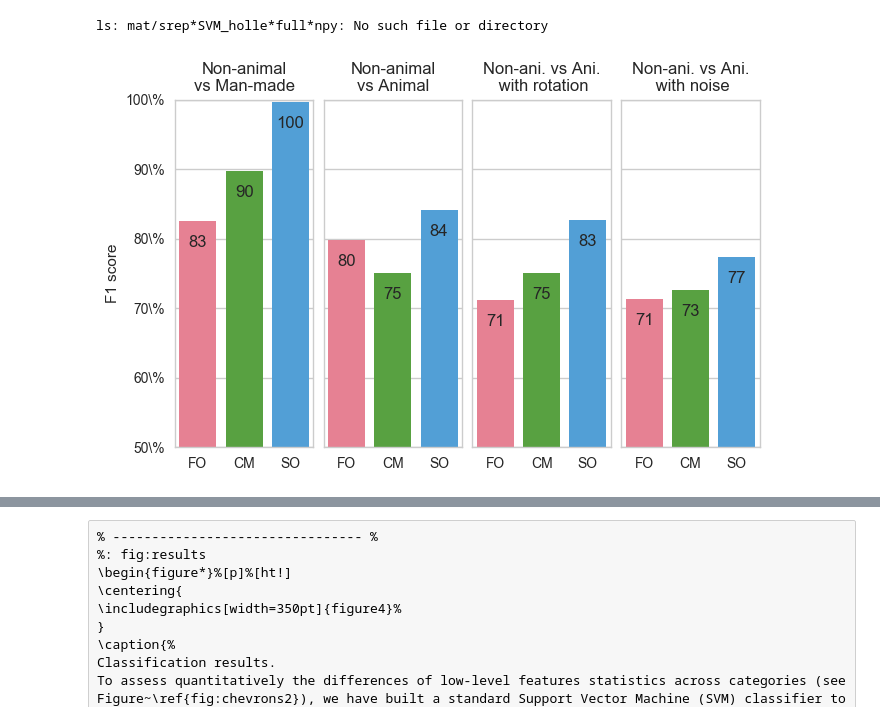
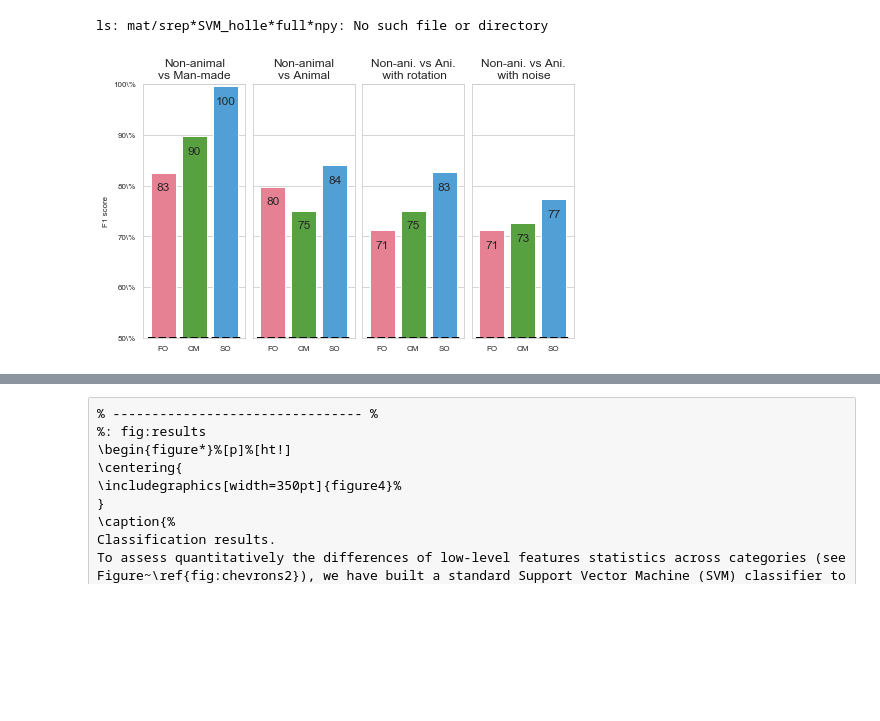
Before and after one commit to laurentperrinet/PerrinetBednar15, a Jupyter notebook: notebooks/4 notebook_figure_results.ipynb, the cells around one changed output, grey strips where cells are left out. Saved outputs shown, nothing was run; the diff lists cells and outputs as text; code cells hidden in the pictures; blank space fills up the shorter version.

```diff
--- a/notebooks/4 notebook_figure_results.ipynb
+++ b/notebooks/4 notebook_figure_results.ipynb
@@ -65,8 +65,9 @@ ind = np.arange(len(Methods))                # the x locations for the groups
 ind_order = ind #[0, 2, 1]
 for i_dataset, dataset in enumerate(results):
     axs[i_dataset] = sns.barplot(np.array(Methods), np.array(dataset['mean']), #dataset['data'], #
-                palette=sns.color_palette("husl", 3), hline=50,
-                ax=axs[i_dataset], x_order=('FO', 'CM', 'SO'))
+                palette=sns.color_palette("husl", 3), #hline=50,
+                ax=axs[i_dataset], order=('FO', 'CM', 'SO'))
+    axs[i_dataset].plot([-.5, len(Methods)-.5], [50, 50], 'k--', linewidth=2)
     for pos, value in zip(ind_order, dataset['mean']):
         axs[i_dataset].annotate('%0.0f' % value, xy=(pos, value-2),  #xycoords='axes fraction',
                 horizontalalignment='center', verticalalignment='top', fontsize=12)
@@ -124,8 +125,10 @@ ind = np.arange(len(Methods))                # the x locations for the groups
 ind_order = [0, 4, 1, 2, 3] #[2, 3, 4, 0, 1]
 for i_dataset, dataset in enumerate(results):
     axs[i_dataset] = sns.barplot(np.array(Methods), np.array(dataset['mean']), #dataset['data'], #
-                palette=palette, hline=50,
-                ax=axs[i_dataset], x_order=('Hu', 'FO', 'CM', 'SO', 'Se'))
+                palette=palette, #hline=50,
+                ax=axs[i_dataset], order=('Hu', 'FO', 'CM', 'SO', 'Se'))
+    axs[i_dataset].plot([-.5, len(Methods)-.5], [50, 50], 'k--', linewidth=2)
+
     for pos, value in zip(ind_order, dataset['mean']):
         up = np.sign((value>55.) *1. - .5)
         axs[i_dataset].annotate('%0.0f' % value, xy=(pos, value-2*up),  #xycoords='axes fraction',
@@ -175,36 +178,38 @@ sns.set_style("whitegrid")
 fig_width_pt = 1.5*318.670  # Get this from LaTeX using \showthe\columnwidth
 inches_per_pt = 1.0/72.27               # Convert pt to inches
 fig_width = fig_width_pt*inches_per_pt  # width in inches
 
 fig, axs = plt.subplots(1, N_datasets, figsize=(fig_width, fig_width/1.618), sharey=True)
 ind = np.arange(len(Methods))                # the x locations for the groups
 ind_order = ind #[0, 2, 1]
 for i_dataset, dataset in enumerate(results):
     axs[i_dataset] = sns.barplot(np.array(Methods), np.array(dataset['mean']), #dataset['data'], #
-                palette=sns.color_palette("husl", 3), hline=50,
-                ax=axs[i_dataset], x_order=('FO', 'CM', 'SO'))
+                palette=sns.color_palette("husl", 3), #hline=50,
+                ax=axs[i_dataset], order=('FO', 'CM', 'SO'))
+    axs[i_dataset].plot([-.5, len(Methods)-.5], [50, 50], 'k--', linewidth=2)
+
     for pos, value in zip(ind_order, dataset['mean']):
         axs[i_dataset].annotate('%0.0f' % value, xy=(pos, value-2),  #xycoords='axes fraction',
                 horizontalalignment='center', verticalalignment='top', fontsize=12)
     axs[i_dataset].set_title(dataset['name'], horizontalalignment='center')
     axs[i_dataset].set_ylim([50, 100])
 
 #sns.despine(bottom=True)
 #sns.despine(left=True)
 plt.setp(axs[0], ylabel='F1 score')
 _ = plt.setp(fig.axes, yticks=np.linspace(50, 100, 6), yticklabels=[ ( '%d\%%'% k ) for k in np.linspace(50, 100, 6)])
 
 #xticklabels = axs[i_dataset].get_xticklabels()
 #print xticklabels[0]
 #xticklabels[0].set_color('red')
 #print xticklabels[0]
 #axs[i_dataset].set_xticklabels(xticklabels)
 #plt.setp(fig.axes, xticklabels=xticklabels)
 
 plt.tight_layout(pad=.1, w_pad=.03)
 plt.show()
 # %% [output]
-[figure, old version]
+[figure, new version]
 # %%
 results = [
 {'name': 'Non-animal\nvs Man-made', 'mean':[np.load('cache_dir/srep_SVM_holle_distractors_laboratory_first.npy').mean()*100.,
```
Also changed, not shown: parts of 9 cells of this notebook, 9 other files.
